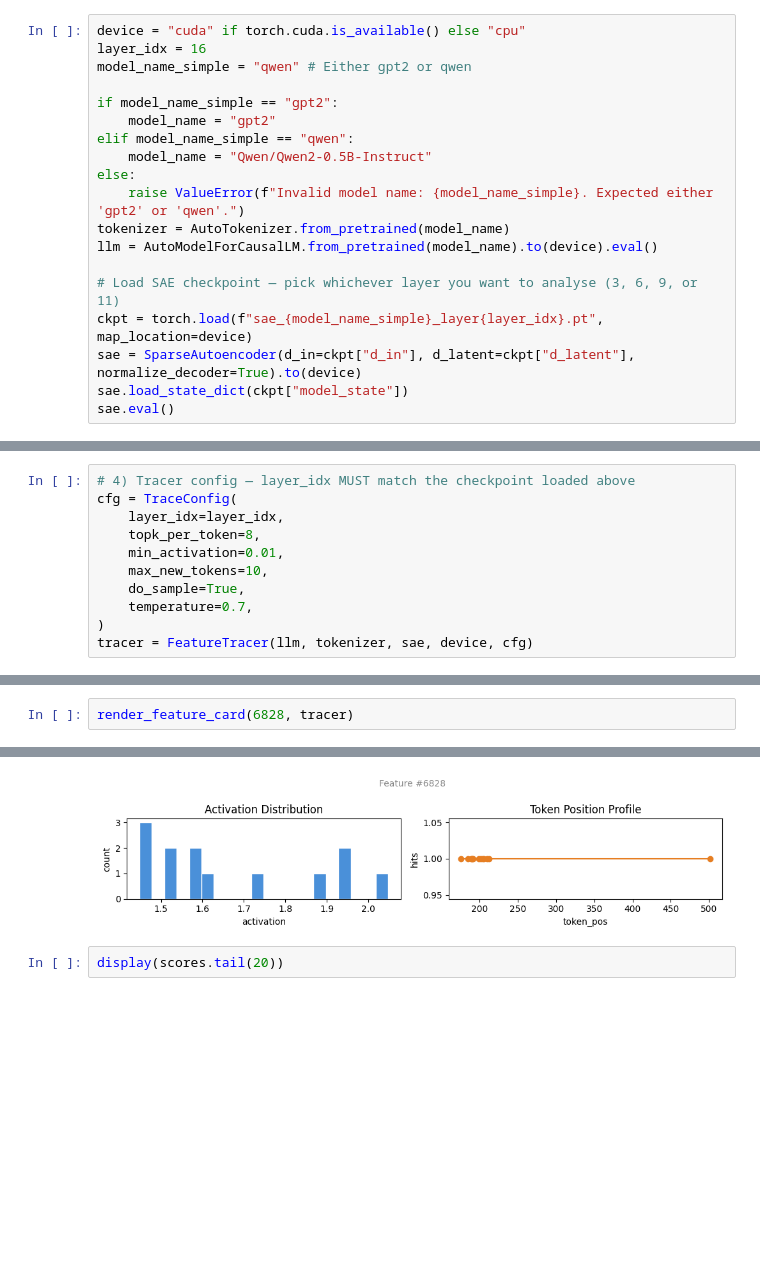
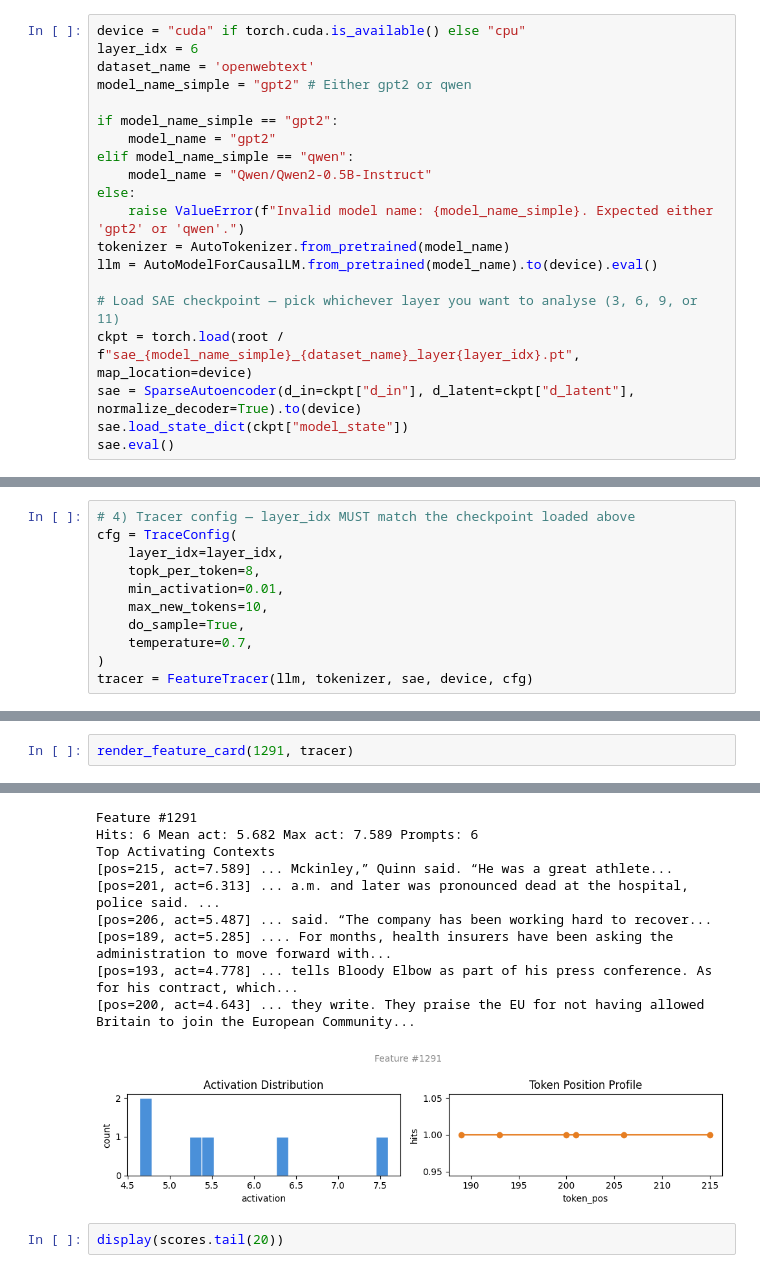
Before and after one commit to miles-markey/sae_trainer, a Jupyter notebook: notebooks/sae_semantic_eval.ipynb, the cells around one changed output, grey strips where cells are left out. Drawn from its saved outputs; the diff is of its cells as text; blank space fills up the shorter version.

```diff
--- a/notebooks/sae_semantic_eval.ipynb
+++ b/notebooks/sae_semantic_eval.ipynb
@@ -23,8 +20,9 @@ from sae_trainer.feature_tracer_utils import FeatureTracer, TraceConfig
 from sae_trainer.feature_tracer_eval_utils import top_n_feats_by_hits_count, top_n_feats_by_act_mass, prompt_x_feature_heatmap, feature_token_position_profile, top_m_feature_coactivation, render_feature_card, plot_feature_umap, plot_inter_feature_similarity
 # %%
 device = "cuda" if torch.cuda.is_available() else "cpu"
-layer_idx = 16
-model_name_simple = "qwen" # Either gpt2 or qwen
+layer_idx = 6
+dataset_name = 'openwebtext'
+model_name_simple = "gpt2" # Either gpt2 or qwen
 
 if model_name_simple == "gpt2":
     model_name = "gpt2"
@@ -36,7 +34,7 @@ tokenizer = AutoTokenizer.from_pretrained(model_name)
 llm = AutoModelForCausalLM.from_pretrained(model_name).to(device).eval()
 
 # Load SAE checkpoint — pick whichever layer you want to analyse (3, 6, 9, or 11)
-ckpt = torch.load(f"sae_{model_name_simple}_layer{layer_idx}.pt", map_location=device)
+ckpt = torch.load(root / f"sae_{model_name_simple}_{dataset_name}_layer{layer_idx}.pt", map_location=device)
 sae = SparseAutoencoder(d_in=ckpt["d_in"], d_latent=ckpt["d_latent"], normalize_decoder=True).to(device)
 sae.load_state_dict(ckpt["model_state"])
 sae.eval()
@@ -99,3 +101,3 @@ display(scores.head(20))
 # %%
-render_feature_card(6828, tracer)
+render_feature_card(1291, tracer)
 # %% [output]
@@ -115,4 +104,13 @@ Top Activating Contexts
+Feature #1291
+Hits: 6 Mean act: 5.682 Max act: 7.589 Prompts: 6
+Top Activating Contexts
+[pos=215, act=7.589] ... Mckinley,” Quinn said. “He was a great athlete...
+[pos=201, act=6.313] ... a.m. and later was pronounced dead at the hospital, police said. ...
+[pos=206, act=5.487] ... said. “The company has been working hard to recover...
+[pos=189, act=5.285] .... For months, health insurers have been asking the administration to move forward with...
+[pos=193, act=4.778] ... tells Bloody Elbow as part of his press conference. As for his contract, which...
+[pos=200, act=4.643] ... they write. They praise the EU for not having allowed Britain to join the European Community...
-[figure, old version]
+[figure, new version]
 # %%
 display(scores.tail(20))
 # %% [output]
```
Also changed, not shown: parts of 5 cells of this notebook.
